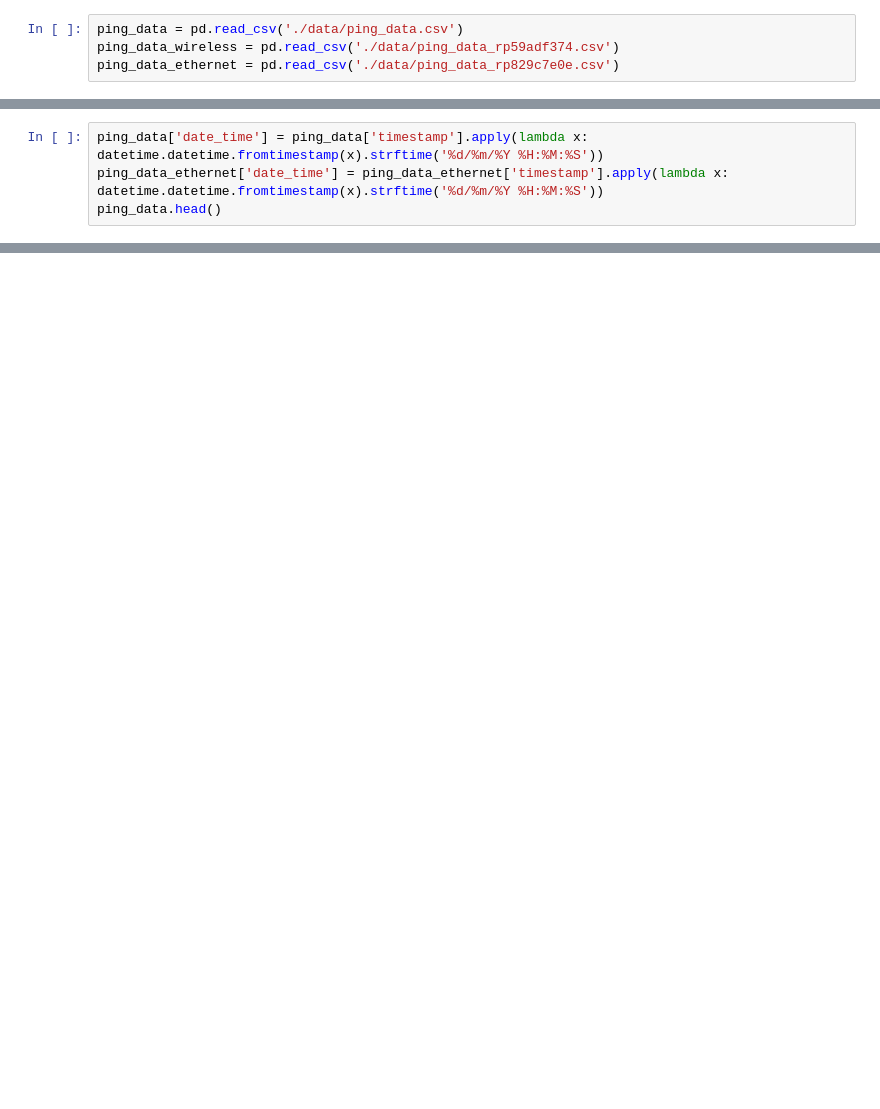
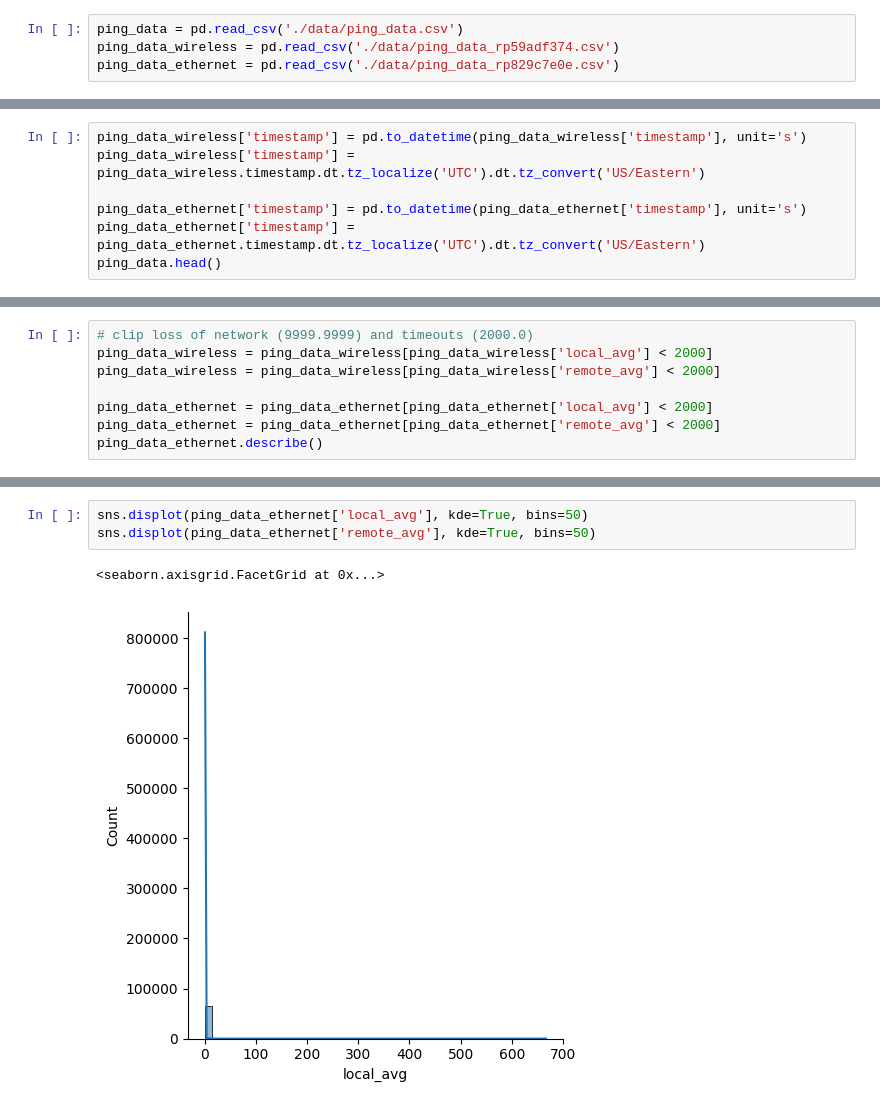
Before and after one commit to AlesKas/DIP, a Jupyter notebook: ping_data.ipynb, the cells around one changed output, grey strips where cells are left out. Saved outputs shown, nothing was run; the diff lists cells and outputs as text; blank space fills up the shorter version.

```diff
--- a/ping_data.ipynb
+++ b/ping_data.ipynb
@@ -42,4 +13,0 @@ ping_data.groupby('source').head()
-# %%
-ping_data['date_time'] = ping_data['timestamp'].apply(lambda x: datetime.datetime.fromtimestamp(x).strftime('%d/%m/%Y %H:%M:%S'))
-ping_data_ethernet['date_time'] = ping_data_ethernet['timestamp'].apply(lambda x: datetime.datetime.fromtimestamp(x).strftime('%d/%m/%Y %H:%M:%S'))
-ping_data.head()
@@ -60,0 +38,7 @@ datetime.timedelta(days=7, seconds=45609)
+# %%
+ping_data_wireless['timestamp'] = pd.to_datetime(ping_data_wireless['timestamp'], unit='s')
+ping_data_wireless['timestamp'] = ping_data_wireless.timestamp.dt.tz_localize('UTC').dt.tz_convert('US/Eastern')
+
+ping_data_ethernet['timestamp'] = pd.to_datetime(ping_data_ethernet['timestamp'], unit='s')
+ping_data_ethernet['timestamp'] = ping_data_ethernet.timestamp.dt.tz_localize('UTC').dt.tz_convert('US/Eastern')
+ping_data.head()
@@ -60,0 +62,8 @@ datetime.timedelta(days=7, seconds=45609)
+# %%
+# clip loss of network (9999.9999) and timeouts (2000.0)
+ping_data_wireless = ping_data_wireless[ping_data_wireless['local_avg'] < 2000]
+ping_data_wireless = ping_data_wireless[ping_data_wireless['remote_avg'] < 2000]
+
+ping_data_ethernet = ping_data_ethernet[ping_data_ethernet['local_avg'] < 2000]
+ping_data_ethernet = ping_data_ethernet[ping_data_ethernet['remote_avg'] < 2000]
+ping_data_ethernet.describe()
@@ -60,0 +106,6 @@ datetime.timedelta(days=7, seconds=45609)
+# %%
+sns.displot(ping_data_ethernet['local_avg'], kde=True, bins=50)
+sns.displot(ping_data_ethernet['remote_avg'], kde=True, bins=50)
+# %% [output]
+<seaborn.axisgrid.FacetGrid at 0x...>
+[figure, added]
```
Also changed, not shown: parts of 23 cells of this notebook, 1 other file.
